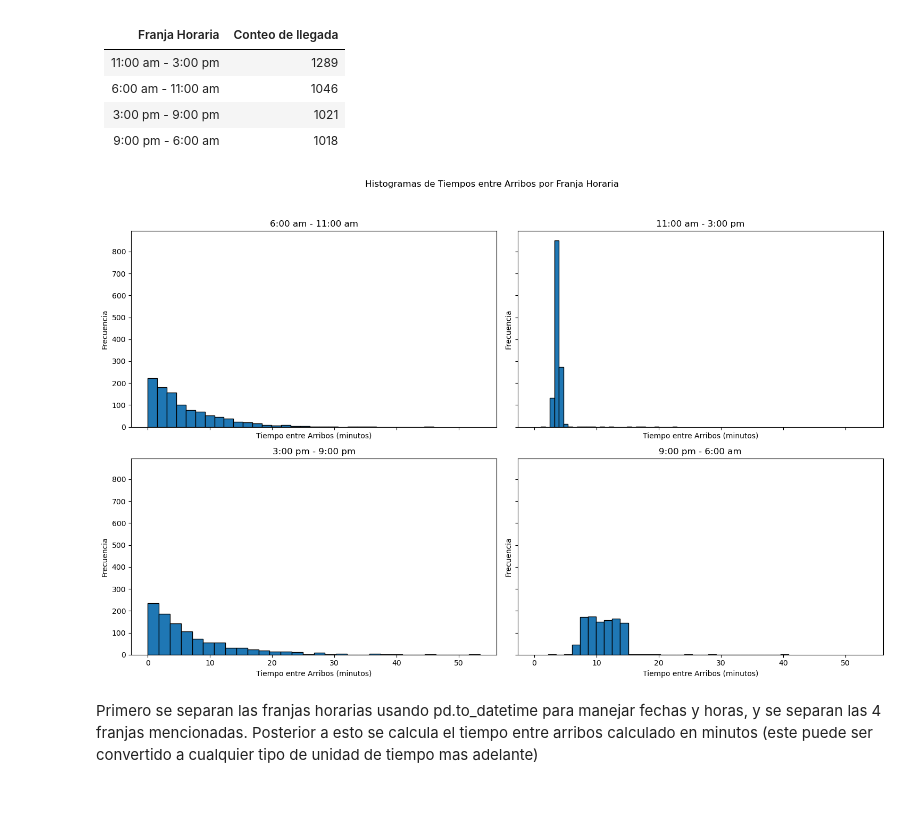
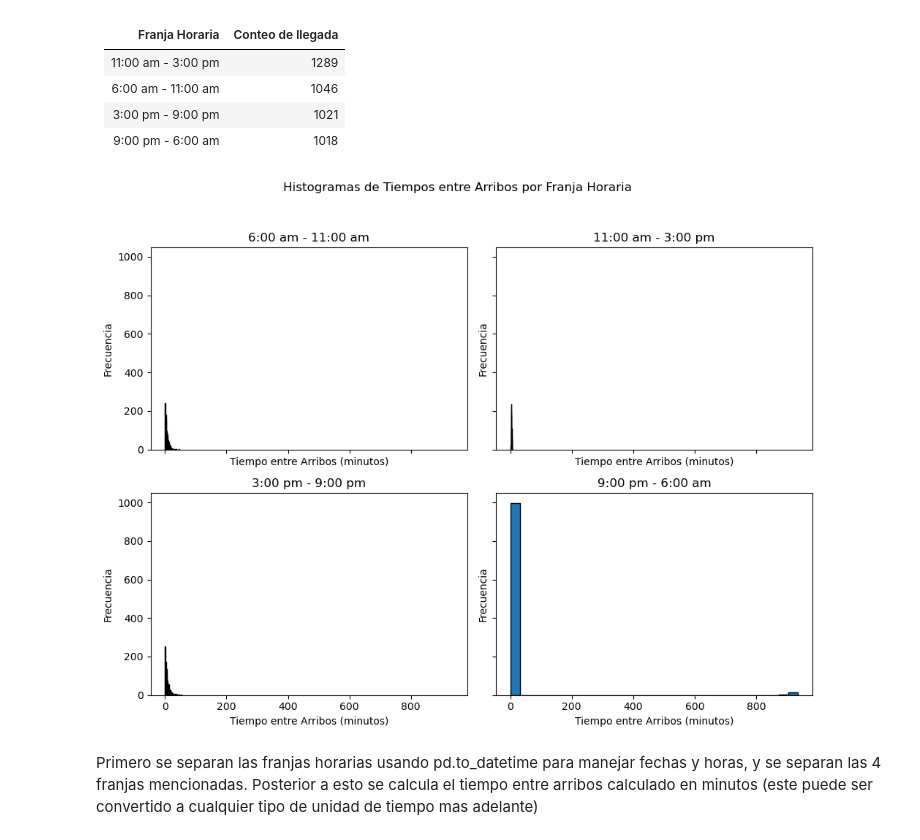
Before and after one commit to juankquintana/Simulacion-Python, a Jupyter notebook: Semana 3/Caso/Caso 3 Informe.ipynb, the cells around one changed output. Drawn from its saved outputs; the diff is of its cells as text; code cells hidden in the pictures; blank space fills up the shorter version.

```diff
--- a/Semana 3/Caso/Caso 3 Informe.ipynb
+++ b/Semana 3/Caso/Caso 3 Informe.ipynb
@@ -68,17 +68,16 @@ datos_llegada_aviones.head()
 # %% [markdown]
 Inicialmente asignamos una franja horaria para para los datos de llegada, para despues proceder a hacer un analisis de tiempo entre llegadas para cada franja horaria
 # %%
-# Crear una lista de franjas ordenadas
 franjas = ['6:00 am - 11:00 am', '11:00 am - 3:00 pm', '3:00 pm - 9:00 pm', '9:00 pm - 6:00 am']
 
+datos_llegada_aviones['Fecha'] = datos_llegada_aviones['Fecha de Llegada'].dt.date
 
-datos_llegada_aviones = datos_llegada_aviones.sort_values('Fecha de Llegada')
+# Agrupar por fecha y franja horaria
+datos_llegada_aviones['Tiempo entre Arribos (minutos)'] = datos_llegada_aviones.groupby(['Fecha', 'Franja Horaria'])['Fecha de Llegada'].diff().dt.total_seconds() / 60
 
-# Calcular el tiempo entre arribos
-datos_llegada_aviones['Tiempo entre Arribos'] = datos_llegada_aviones['Fecha de Llegada']
+# Rellenar los valores NaN con 0 o un valor que consideres adecuado
+datos_llegada_aviones['Tiempo entre Arribos (minutos)'].fillna(0, inplace=True)
 
-# Filtrar datos para obtener tiempos entre arribos en cada franja horaria
-datos_llegada_aviones['Tiempo entre Arribos (minutos)'] = datos_llegada_aviones['Fecha de Llegada'].diff().dt.total_seconds() / 60
-
-datos_llegada_aviones.head()
+# Mostrar los primeros resultados
+datos_llegada_aviones.head(10)
 # %% [output]
@@ -129,24 +133,24 @@ Vemos entonces que la llegada de aviones esta distribuida de manera equitativa e
 | 3:00 pm - 9:00 pm  | 1021              |
 | 9:00 pm - 6:00 am  | 1018              |
 # %%
-fig, axs = plt.subplots(nrows=2, ncols=2, figsize=(15, 10), sharex=True, sharey=True)
+fig, axs = plt.subplots(nrows=2, ncols=2, figsize=(10, 8), sharex=True, sharey=True)
 fig.suptitle('Histogramas de Tiempos entre Arribos por Franja Horaria')
 
 # Crear histogramas para cada franja horaria
 for ax, franja in zip(axs.flatten(), franjas):
     datos_franja = datos_llegada_aviones[datos_llegada_aviones['Franja Horaria'] == franja]['Tiempo entre Arribos (minutos)'].dropna()
     ax.hist(datos_franja, bins=30, edgecolor='black')
     ax.set_title(franja)
     ax.set_xlabel('Tiempo entre Arribos (minutos)')
     ax.set_ylabel('Frecuencia')
 
 # Ajustar el layout
 plt.tight_layout(rect=[0, 0.03, 1, 0.95])
 
 # Mostrar los histogramas
 plt.show()
 # %% [output]
-[figure, old version]
+[figure, new version]
 # %% [markdown]
 Primero se separan las franjas horarias usando pd.to_datetime para manejar fechas y horas, y se separan las 4 franjas mencionadas. Posterior a esto se calcula el tiempo entre arribos calculado en minutos (este puede ser convertido a cualquier tipo de unidad de tiempo mas adelante)
 # %%
```
Also changed, not shown: parts of 2 cells of this notebook, 1 other file.
